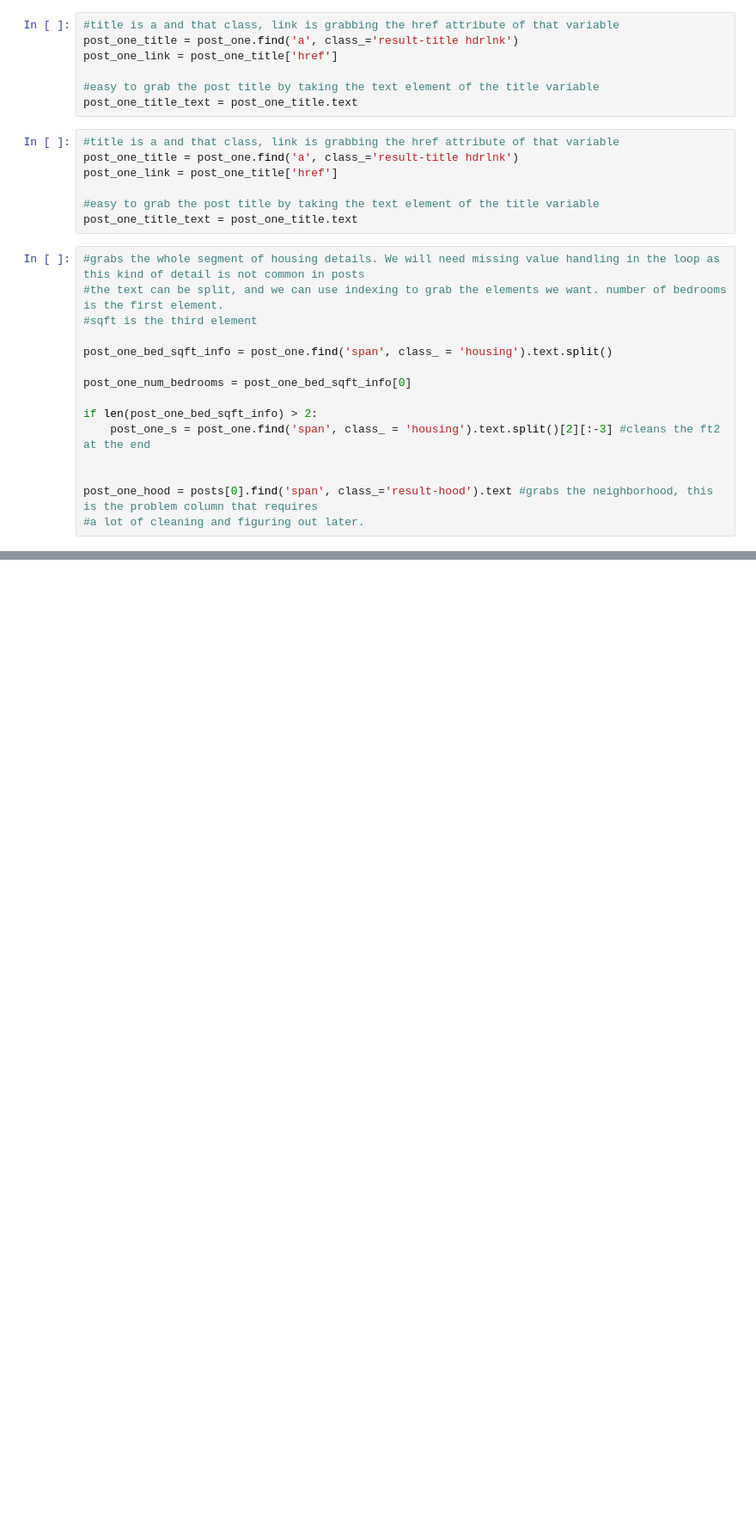
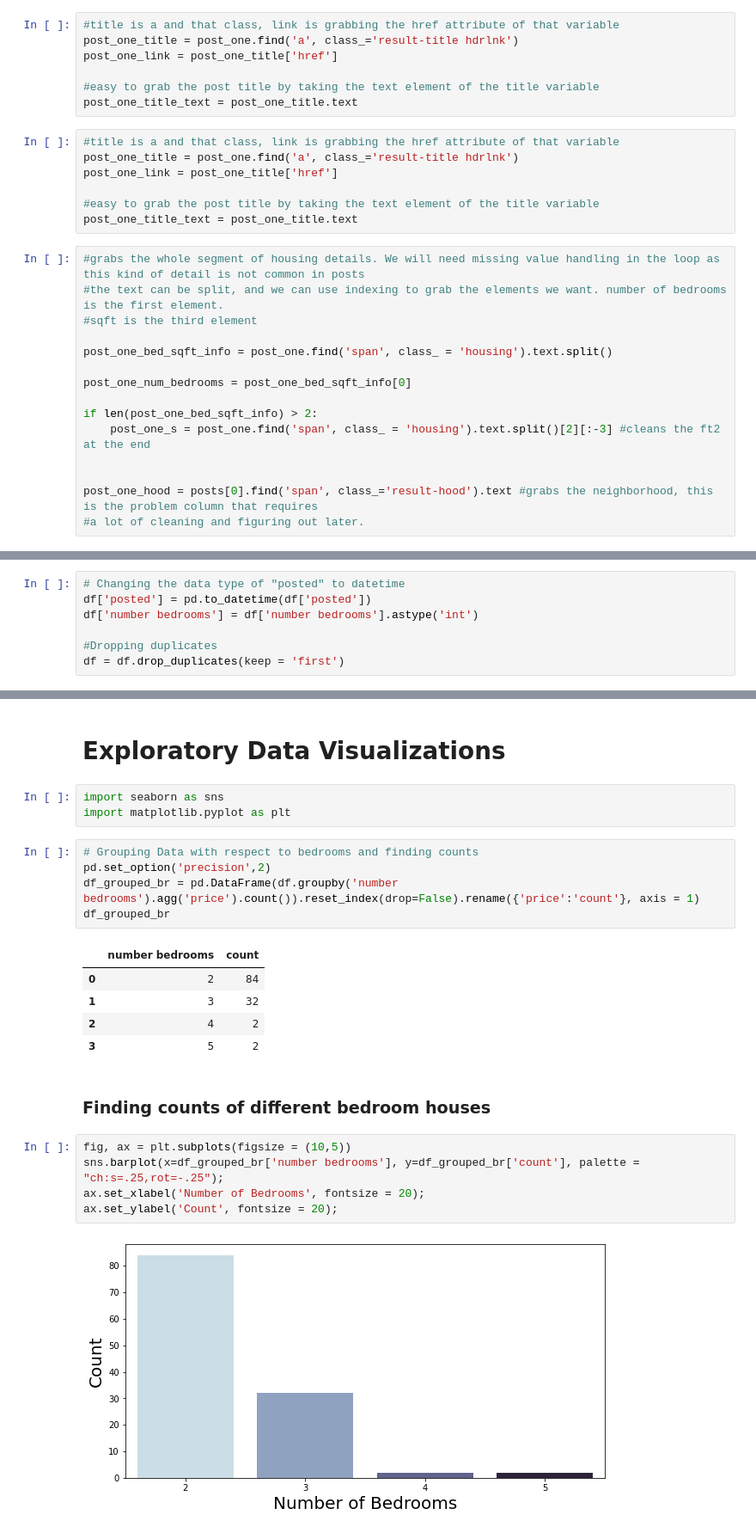
Before and after one commit to yyash/Real-Estate-Data-Analysis, a Jupyter notebook: Craigslist Scraper & Data Analysis.ipynb, the cells around one changed output, grey strips where cells are left out. Shown at 86% size. Drawn from its saved outputs; the diff is of its cells as text; blank space fills up the shorter version.

```diff
--- a/Craigslist Scraper & Data Analysis.ipynb
+++ b/Craigslist Scraper & Data Analysis.ipynb
@@ -263,0 +264,7 @@ None
+# %%
+# Changing the data type of "posted" to datetime
+df['posted'] = pd.to_datetime(df['posted'])
+df['number bedrooms'] = df['number bedrooms'].astype('int')
+
+#Dropping duplicates
+df = df.drop_duplicates(keep = 'first')
@@ -263,0 +343,25 @@ None
+# %% [markdown]
+# Exploratory Data Visualizations
+# %%
+import seaborn as sns
+import matplotlib.pyplot as plt
+# %%
+# Grouping Data with respect to bedrooms and finding counts
+pd.set_option('precision',2)
+df_grouped_br = pd.DataFrame(df.groupby('number bedrooms').agg('price').count()).reset_index(drop=False).rename({'price':'count'}, axis = 1)
+df_grouped_br
+# %% [output]
+|  | number bedrooms | count |
+| 0 | 2 | 84 |
+| 1 | 3 | 32 |
+| 2 | 4 | 2 |
+| 3 | 5 | 2 |
+# %% [markdown]
+### Finding counts of different bedroom houses
+# %%
+fig, ax = plt.subplots(figsize = (10,5))
+sns.barplot(x=df_grouped_br['number bedrooms'], y=df_grouped_br['count'], palette = "ch:s=.25,rot=-.25");
+ax.set_xlabel('Number of Bedrooms', fontsize = 20);
+ax.set_ylabel('Count', fontsize = 20);
+# %% [output]
+[figure, added]
```
Also changed, not shown: parts of 17 cells of this notebook.
